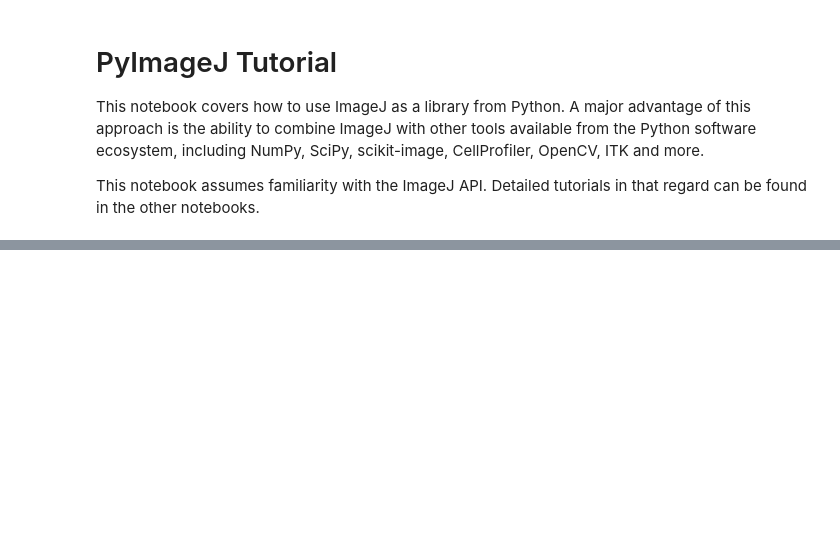
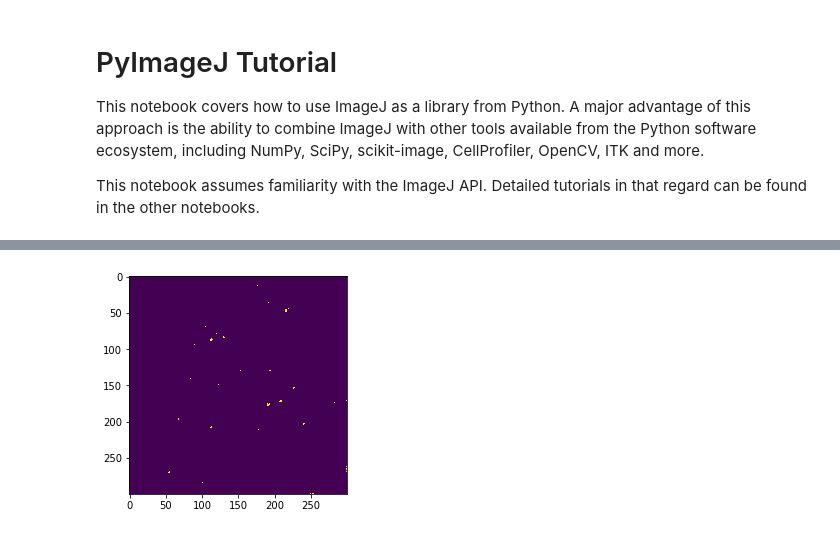
Before and after one commit to imagej/pyimagej, a Jupyter notebook: doc/Segmentation.ipynb, the cells around one changed output, grey strips where cells are left out. Saved outputs shown, nothing was run; the diff lists cells and outputs as text; code cells hidden in the pictures; blank space fills up the shorter version.

```diff
--- a/doc/Segmentation.ipynb
+++ b/doc/Segmentation.ipynb
@@ -71,0 +46,6 @@ original_imp.show()
+# %%
+# apply threshold
+img_thres = ij.op().threshold().renyiEntropy(img_enhanced)
+ij.py.show(img_thres)
+# %% [output]
+[figure, added]
```
Also changed, not shown: parts of 6 cells of this notebook.
